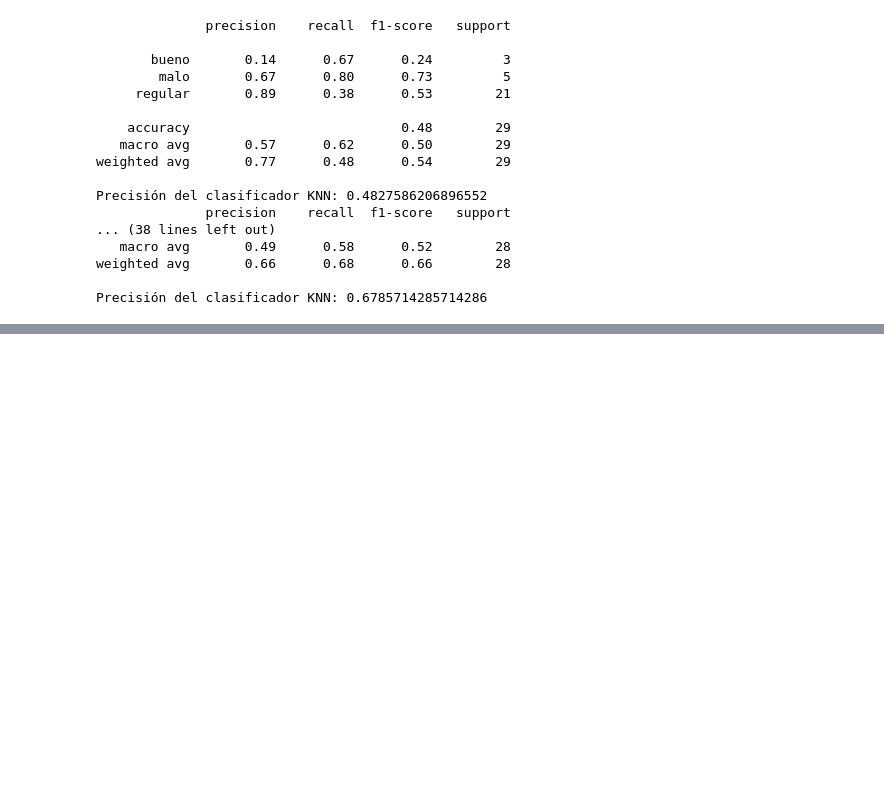
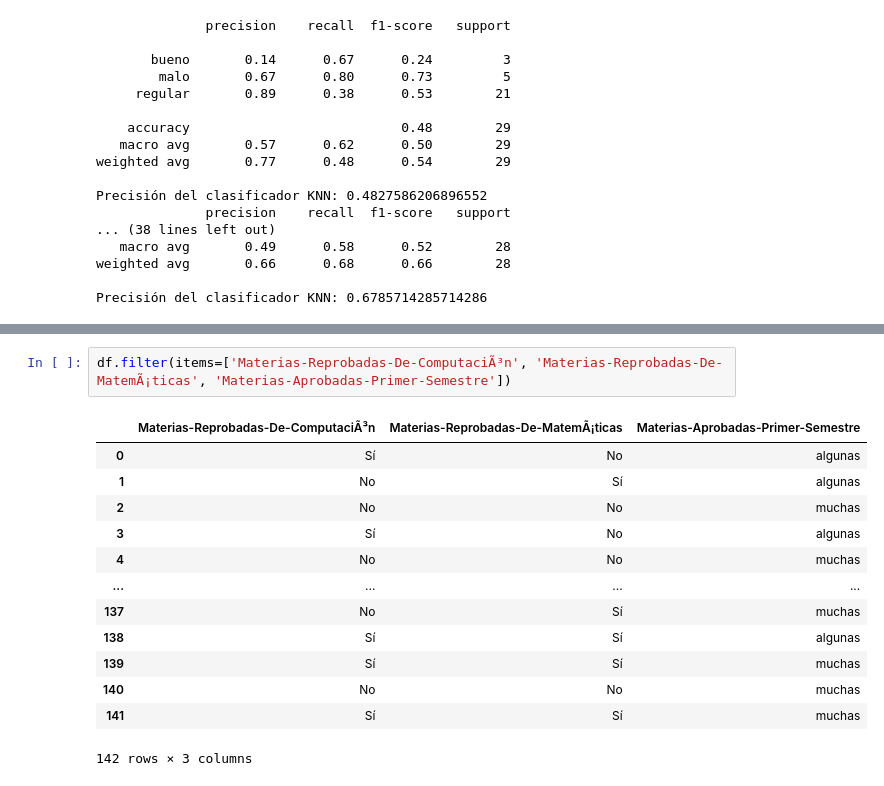
Before and after one commit to SamuelGuerrero/Reconocimiento-de-Patrones, a Jupyter notebook: Segundo Parcial/SeleccionCaracterísticas/Clasificadores.ipynb, the cells around one changed output, grey strips where cells are left out. Drawn from its saved outputs; the diff is of its cells as text; blank space fills up the shorter version.

```diff
--- a/Segundo Parcial/SeleccionCaracterísticas/Clasificadores.ipynb
+++ b/Segundo Parcial/SeleccionCaracterísticas/Clasificadores.ipynb
@@ -632,0 +967,16 @@ Precisión del clasificador Bayes Ingenuo: 0.75
+# %%
+df.filter(items=['Materias-Reprobadas-De-ComputaciÃ³n', 'Materias-Reprobadas-De-MatemÃ¡ticas', 'Materias-Aprobadas-Primer-Semestre'])
+# %% [output]
+|  | Materias-Reprobadas-De-ComputaciÃ³n | Materias-Reprobadas-De-MatemÃ¡ticas | Materias-Aprobadas-Primer-Semestre |
+| 0 | Sí | No | algunas |
+| 1 | No | Sí | algunas |
+| 2 | No | No | muchas |
+| 3 | Sí | No | algunas |
+| 4 | No | No | muchas |
+| ... | ... | ... | ... |
+| 137 | No | Sí | muchas |
+| 138 | Sí | Sí | algunas |
+| 139 | Sí | Sí | muchas |
+| 140 | No | No | muchas |
+| 141 | Sí | Sí | muchas |
+142 rows × 3 columns
```
Also changed, not shown: parts of 32 cells of this notebook, 10 other files.
